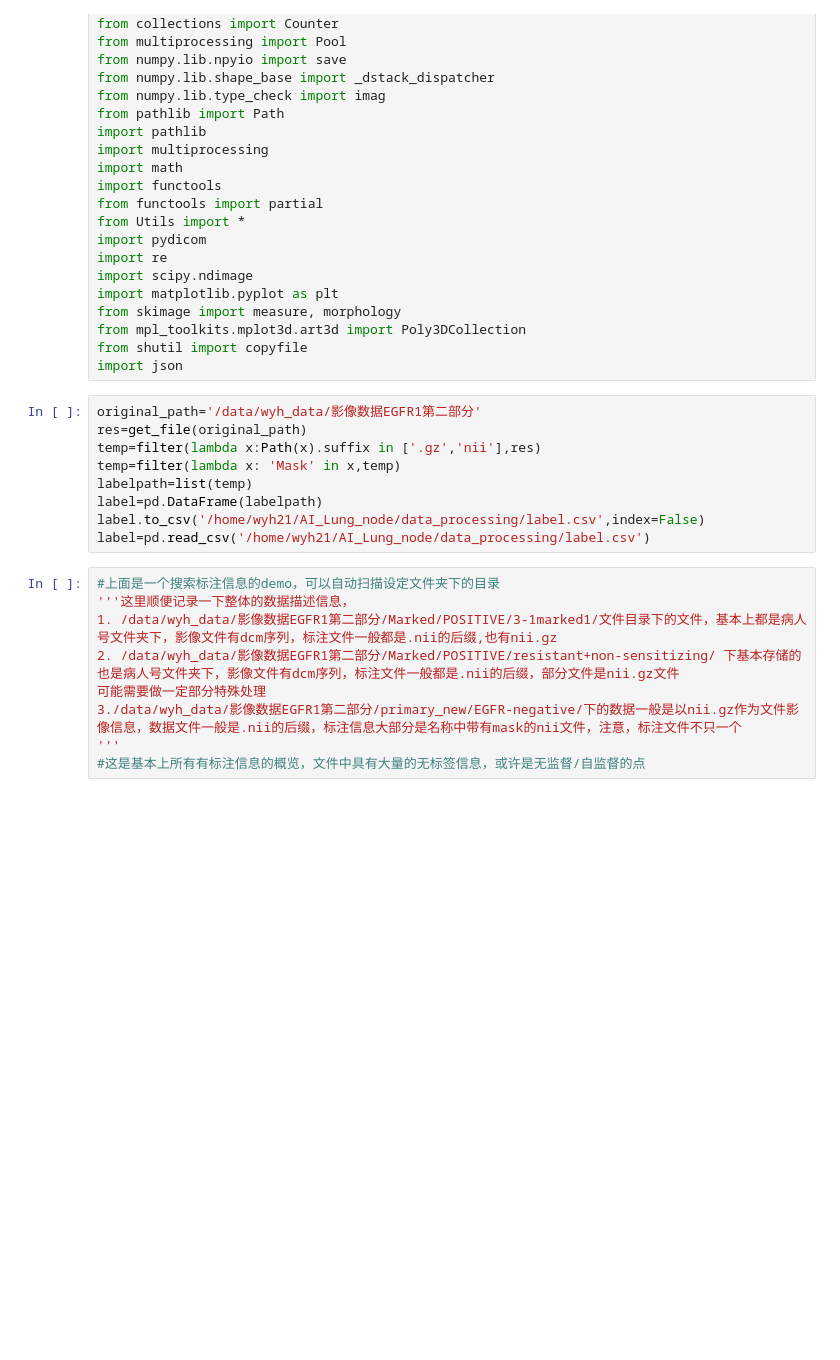
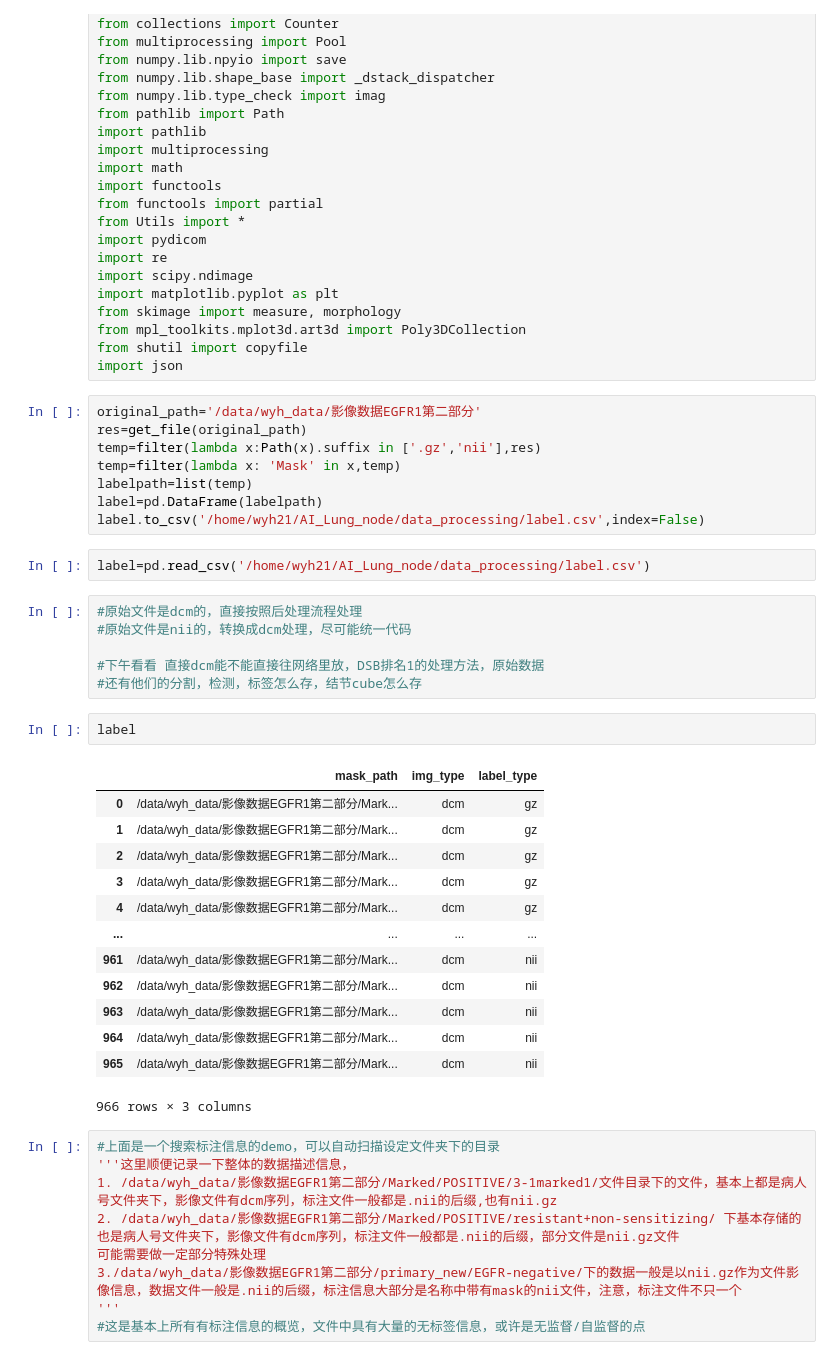
Before and after one commit to wyh196646/AI_Lung_nodule, a Jupyter notebook: data_processing/test.ipynb, the cells around one changed output. Saved outputs shown, nothing was run; the diff lists cells and outputs as text; blank space fills up the shorter version.

```diff
--- a/data_processing/test.ipynb
+++ b/data_processing/test.ipynb
@@ -33,7 +33,30 @@ temp=filter(lambda x: 'Mask' in x,temp)
 labelpath=list(temp)
 label=pd.DataFrame(labelpath)
 label.to_csv('/home/wyh21/AI_Lung_node/data_processing/label.csv',index=False)
-label=pd.read_csv('/home/wyh21/AI_Lung_node/data_processing/label.csv')
+# %%
+label=pd.read_csv('/home/wyh21/AI_Lung_node/data_processing/label.csv')
+# %%
+#原始文件是dcm的，直接按照后处理流程处理
+#原始文件是nii的，转换成dcm处理，尽可能统一代码
+
+#下午看看 直接dcm能不能直接往网络里放，DSB排名1的处理方法，原始数据
+#还有他们的分割，检测，标签怎么存，结节cube怎么存
+# %%
+label
+# %% [output]
+|  | mask_path | img_type | label_type |
+| 0 | /data/wyh_data/影像数据EGFR1第二部分/Mark... | dcm | gz |
+| 1 | /data/wyh_data/影像数据EGFR1第二部分/Mark... | dcm | gz |
+| 2 | /data/wyh_data/影像数据EGFR1第二部分/Mark... | dcm | gz |
+| 3 | /data/wyh_data/影像数据EGFR1第二部分/Mark... | dcm | gz |
+| 4 | /data/wyh_data/影像数据EGFR1第二部分/Mark... | dcm | gz |
+| ... | ... | ... | ... |
+| 961 | /data/wyh_data/影像数据EGFR1第二部分/Mark... | dcm | nii |
+| 962 | /data/wyh_data/影像数据EGFR1第二部分/Mark... | dcm | nii |
+| 963 | /data/wyh_data/影像数据EGFR1第二部分/Mark... | dcm | nii |
+| 964 | /data/wyh_data/影像数据EGFR1第二部分/Mark... | dcm | nii |
+| 965 | /data/wyh_data/影像数据EGFR1第二部分/Mark... | dcm | nii |
+966 rows × 3 columns
 # %%
 #上面是一个搜索标注信息的demo，可以自动扫描设定文件夹下的目录
 '''这里顺便记录一下整体的数据描述信息，
```
Also changed, not shown: parts of 2 cells of this notebook, 1 other file.
